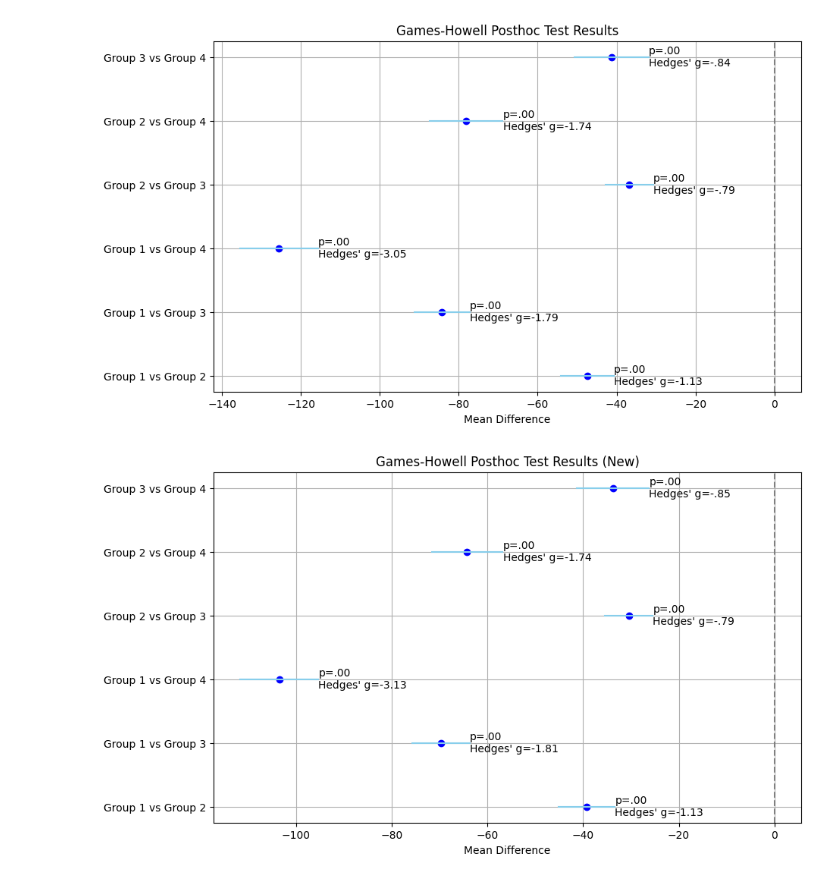
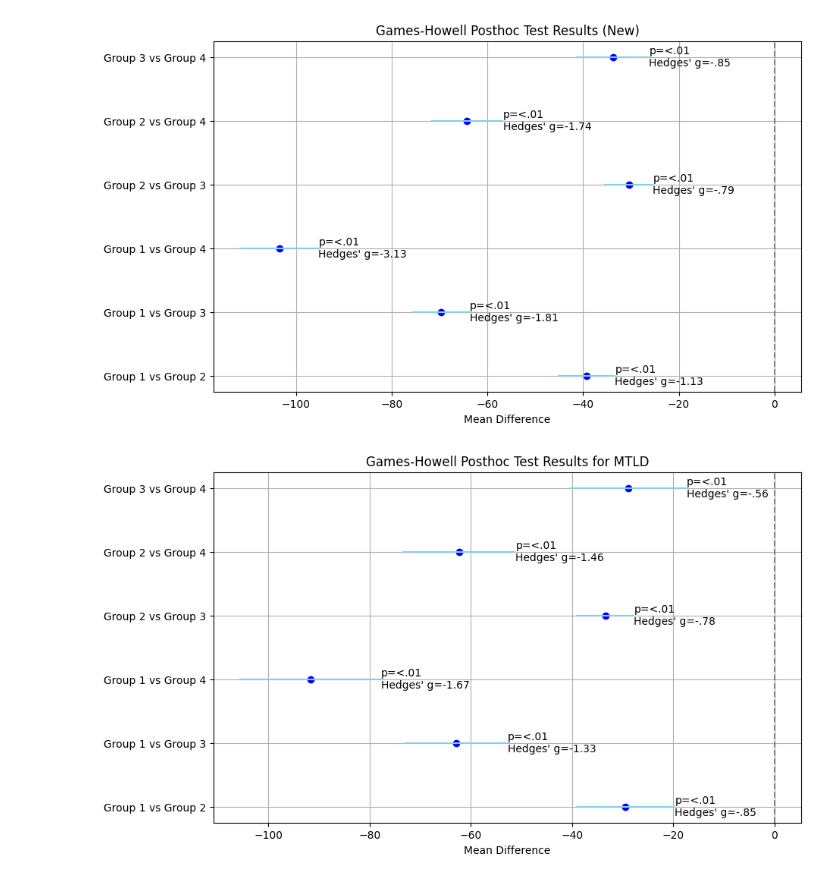
Before and after one commit to Vakhranev/MDB, a Jupyter notebook: Графики.ipynb, the cells around one changed output. Drawn from its saved outputs; the diff is of its cells as text; code cells hidden in the pictures.

```diff
--- a/Графики.ipynb
+++ b/Графики.ipynb
@@ -8,7 +8,7 @@ import numpy as np
 groups = ["Group 1 vs Group 2", "Group 1 vs Group 3", "Group 1 vs Group 4", "Group 2 vs Group 3", "Group 2 vs Group 4", "Group 3 vs Group 4"]
 mean_diff = [0.17, -0.25, -0.69, -0.44, -0.42, -0.86]
 se = [0.18, 0.18, 0.19, 0.08, 0.04, 0.08]
-p_values = ['.78', '.51', '.00', '.00', '.00', '.00']
+p_values = ['.78', '.51', '<.01', '<.01', '<.01', '<.01']
 hedges_g = ['.27', '-.30', '-.63', '-.57', '-.69', '-1.54']
 
 # Calculating the confidence intervals for the mean differences
@@ -70,12 +164,12 @@ plt.show()
 import matplotlib.pyplot as plt
 import numpy as np
 
-# Результаты теста Геймса-Хауэла
+# Результаты теста Геймса-Хауэла для новых данных
 groups = ["Group 1 vs Group 2", "Group 1 vs Group 3", "Group 1 vs Group 4", "Group 2 vs Group 3", "Group 2 vs Group 4", "Group 3 vs Group 4"]
-mean_diff = [-47.412481, -84.215589, -125.520560, -36.803108, -78.108079, -41.304971]
-se = [3.428439, 3.540526, 5.028524, 3.098751, 4.727895, 4.809795]
-p_values = [".00", ".00", ".00", ".00", ".00", ".00"]
-hedges_g = ["-1.13", "-1.79", "-3.05", "-.79", "-1.74", "-.84"]
+mean_diff = [-39.269515, -69.716892, -103.493313, -30.447377, -64.223798, -33.776422]
+se = [3.009095, 3.077848, 4.161779, 2.545689, 3.785206, 3.840089]
+p_values = ["<.01", "<.01", "<.01", "<.01", "<.01", "<.01"]
+hedges_g = ["-1.13", "-1.81", "-3.13", "-.79", "-1.74", "-.85"]
 
 # Расчет доверительных интервалов
 z_score = 1.96
@@ -94,41 +188,38 @@ for i, (group, ci, p, h) in enumerate(zip(groups, conf_intervals, p_values, hedg
 plt.yticks(range(len(groups)), groups)
 plt.axvline(0, color='grey', linestyle='--')
 plt.xlabel("Mean Difference")
-plt.title("Games-Howell Posthoc Test Results")
+plt.title("Games-Howell Posthoc Test Results (New)")
 plt.grid(True)
 plt.show()
 # %% [output]
-[figure, old version]
+[figure, new version]
 # %%
-import matplotlib.pyplot as plt
-import numpy as np
-
-# Результаты теста Геймса-Хауэла для новых данных
-groups = ["Group 1 vs Group 2", "Group 1 vs Group 3", "Group 1 vs Group 4", "Group 2 vs Group 3", "Group 2 vs Group 4", "Group 3 vs Group 4"]
-mean_diff = [-39.269515, -69.716892, -103.493313, -30.447377, -64.223798, -33.776422]
-se = [3.009095, 3.077848, 4.161779, 2.545689, 3.785206, 3.840089]
-p_values = [".00", ".00", ".00", ".00", ".00", ".00"]
-hedges_g = ["-1.13", "-1.81", "-3.13", "-.79", "-1.74", "-.85"]
+# Данные для MTLD
+groups_mtld = ["Group 1 vs Group 2", "Group 1 vs Group 3", "Group 1 vs Group 4", "Group 2 vs Group 3", "Group 2 vs Group 4", "Group 3 vs Group 4"]
+mean_diff_mtld = [-29.418878, -62.866924, -91.678912, -33.448047, -62.260035, -28.811988]
+se_mtld = [4.943951, 5.156825, 7.082474, 2.873149, 5.641239, 5.828702]
+p_values_mtld = ["<.01", "<.01", "<.01", "<.01", "<.01", "<.01"]
+hedges_g_mtld = ["-.85", "-1.33", "-1.67", "-.78", "-1.46", "-.56"]
 
 # Расчет доверительных интервалов
-z_score = 1.96
-conf_intervals = [
-    (md - z_score * s, md + z_score * s) for md, s in zip(mean_diff, se)
+z_score_mtld = 1.96
+conf_intervals_mtld = [
+    (md - z_score_mtld * s, md + z_score_mtld * s) for md, s in zip(mean_diff_mtld, se_mtld)
 ]
 
-# Построение графика
+# Построение графика для MTLD
 plt.figure(figsize=(10, 6))
-for i, (group, ci, p, h) in enumerate(zip(groups, conf_intervals, p_values, hedges_g)):
+for i, (group, ci, p, h) in enumerate(zip(groups_mtld, conf_intervals_mtld, p_values_mtld, hedges_g_mtld)):
     plt.plot(ci, [i, i], color="skyblue")
-    plt.scatter(mean_diff[i], i, color="blue")
+    plt.scatter(mean_diff_mtld[i], i, color="blue")
     plt.text(ci[1] + 0.05, i, f"p={p}\nHedges' g={h}", va='center')
 
 # Элементы оформления
-plt.yticks(range(len(groups)), groups)
+plt.yticks(range(len(groups_mtld)), groups_mtld)
 plt.axvline(0, color='grey', linestyle='--')
 plt.xlabel("Mean Difference")
-plt.title("Games-Howell Posthoc Test Results (New)")
+plt.title("Games-Howell Posthoc Test Results for MTLD")
 plt.grid(True)
 plt.show()
 # %% [output]
-[figure, old version]
+[figure, new version]
```
Also changed, not shown: parts of 7 cells of this notebook.
